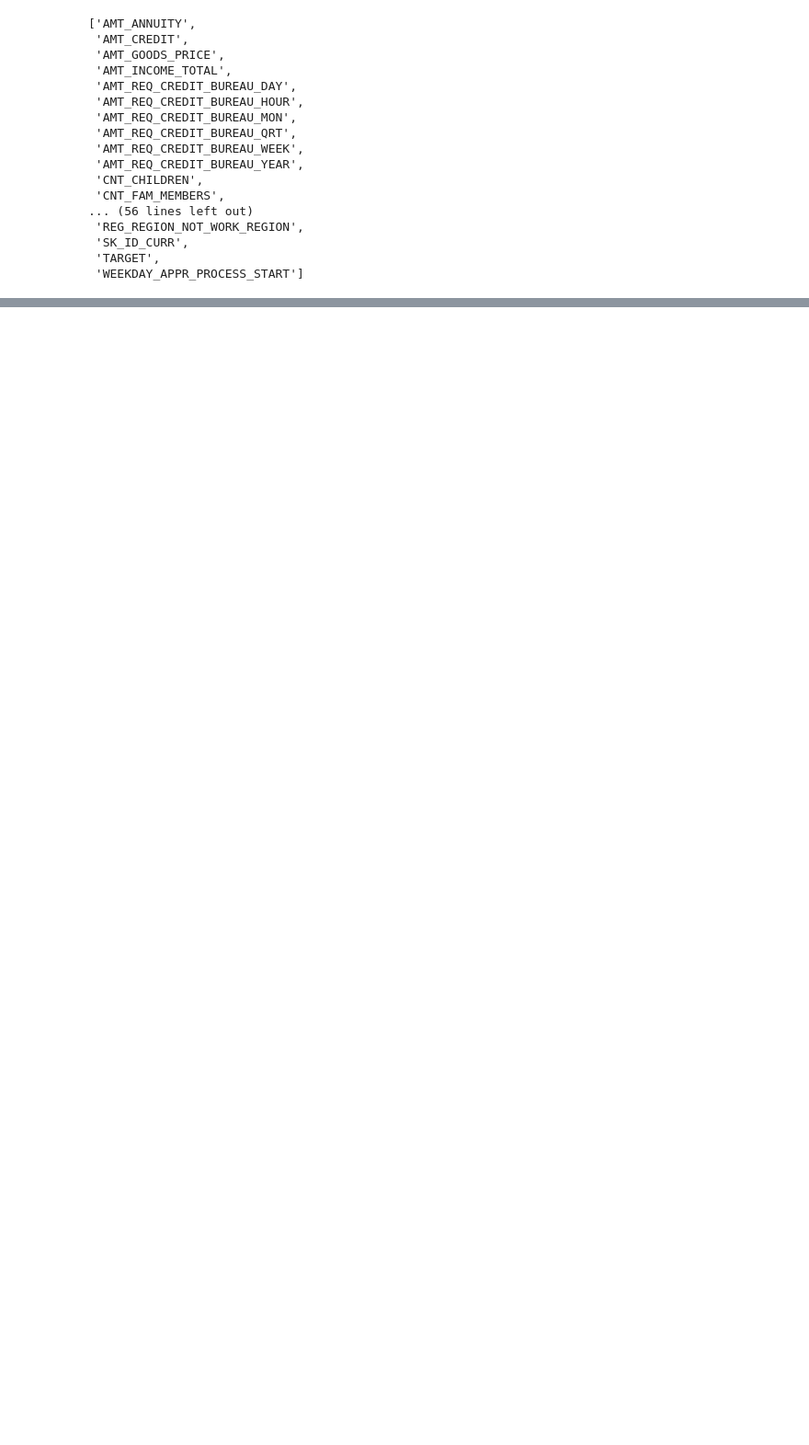
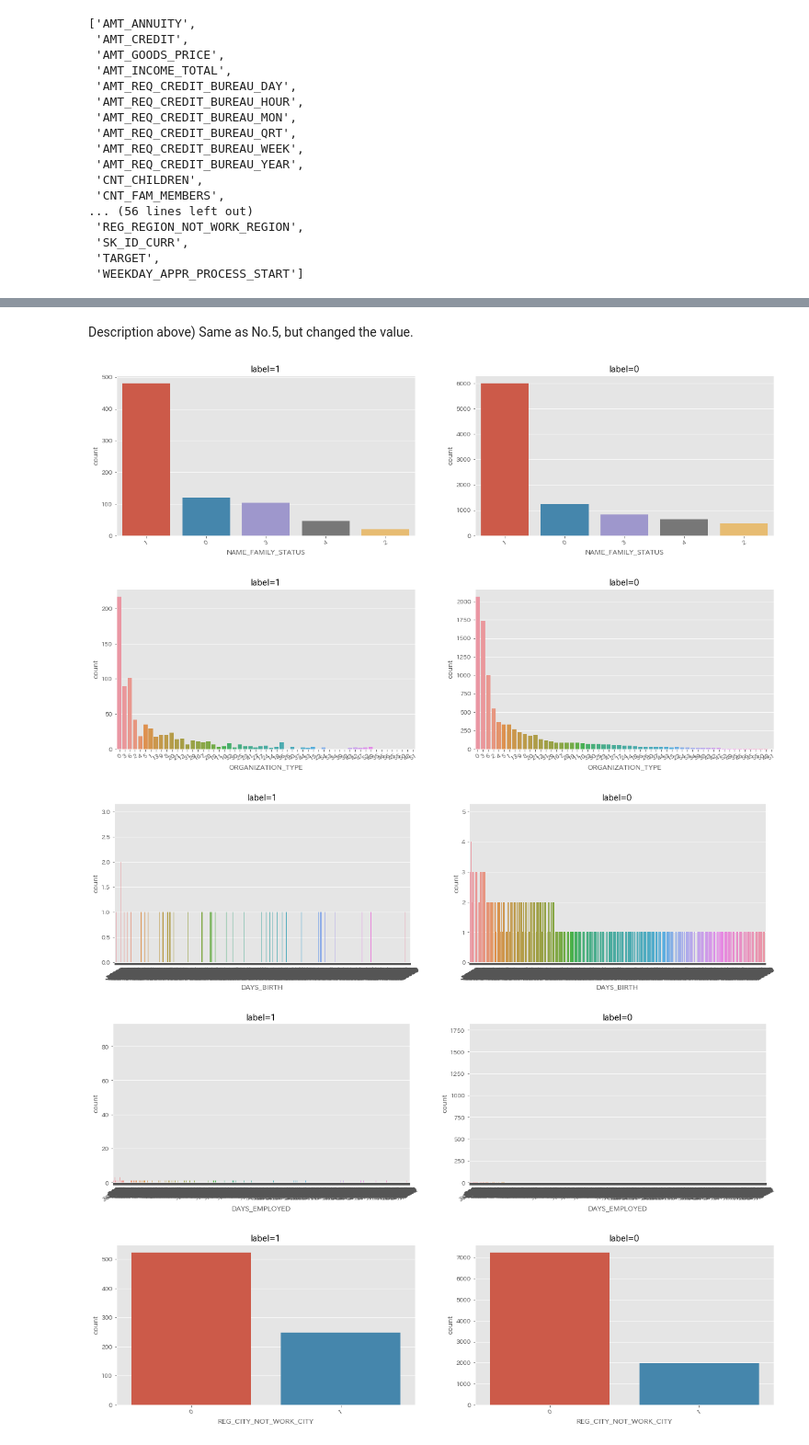
Before and after one commit to Yohei-Kawakami/diveintocode-ml, a Jupyter notebook: week3/week3-session.ipynb, the cells around one changed output, grey strips where cells are left out. Shown at 92% size. Drawn from its saved outputs; the diff is of its cells as text; code cells hidden in the pictures; blank space fills up the shorter version.

```diff
--- a/week3/week3-session.ipynb
+++ b/week3/week3-session.ipynb
@@ -403,0 +459,6 @@ StandardScaler(copy=True, with_mean=True, with_std=True)
+# %%
+# marge xtest and ttest columns
+xtest = df_train_sample[list_xtest]
+ttest = df_train_sample[list_ttest]
+
+X = pd.concat([xtest, ttest], axis=1)
@@ -444,0 +585,27 @@ df_crr_sort
+# %% [markdown]
+Description above) Same as No.5, but changed the value.
+# %%
+df_train = pd.concat([X, y], axis=1)
+# %%
+# generate definition
+def countplotter(label):
+    plt.figure(figsize=(20,5))
+    plt.subplot(1,2,1)
+    plt.xticks(rotation=30)
+    sns.countplot(df_train.loc[df_train['TARGET'] != 0][label],order = df_train[label].value_counts().index)
+
+    plt.title('label=1')
+    plt.subplot(1,2,2)
+    plt.xticks(rotation=30)
+    plt.title('label=0')
+    sns.countplot(df_train.loc[df_train['TARGET'] == 0][label],order = df_train[label].value_counts().index)
+
+# plot separate by target: No7~16
+for label in tree_list:
+    countplotter(label)
+# %% [output]
+[figure, added]
+[figure, added]
+[figure, added]
+[figure, added]
+[figure, added]
```
Also changed, not shown: parts of 96 cells of this notebook.
